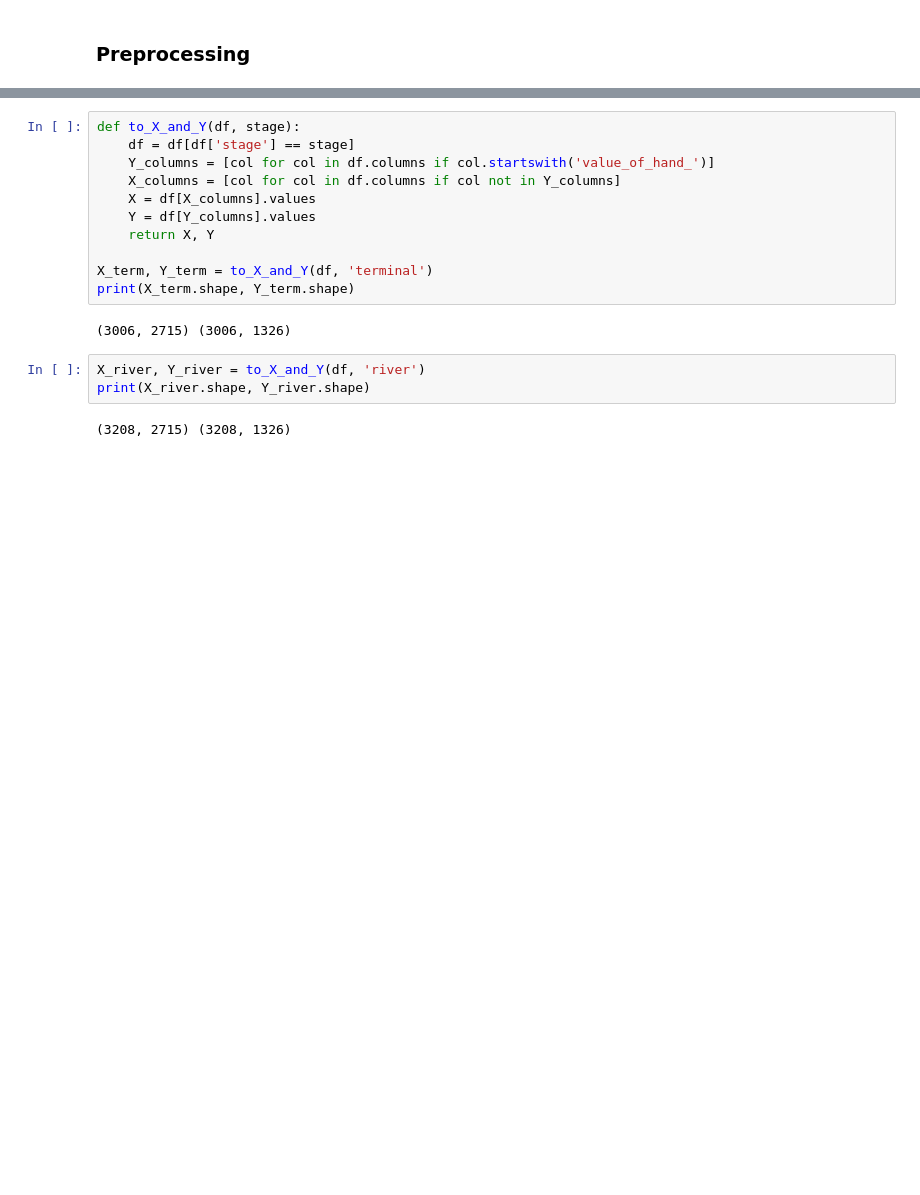
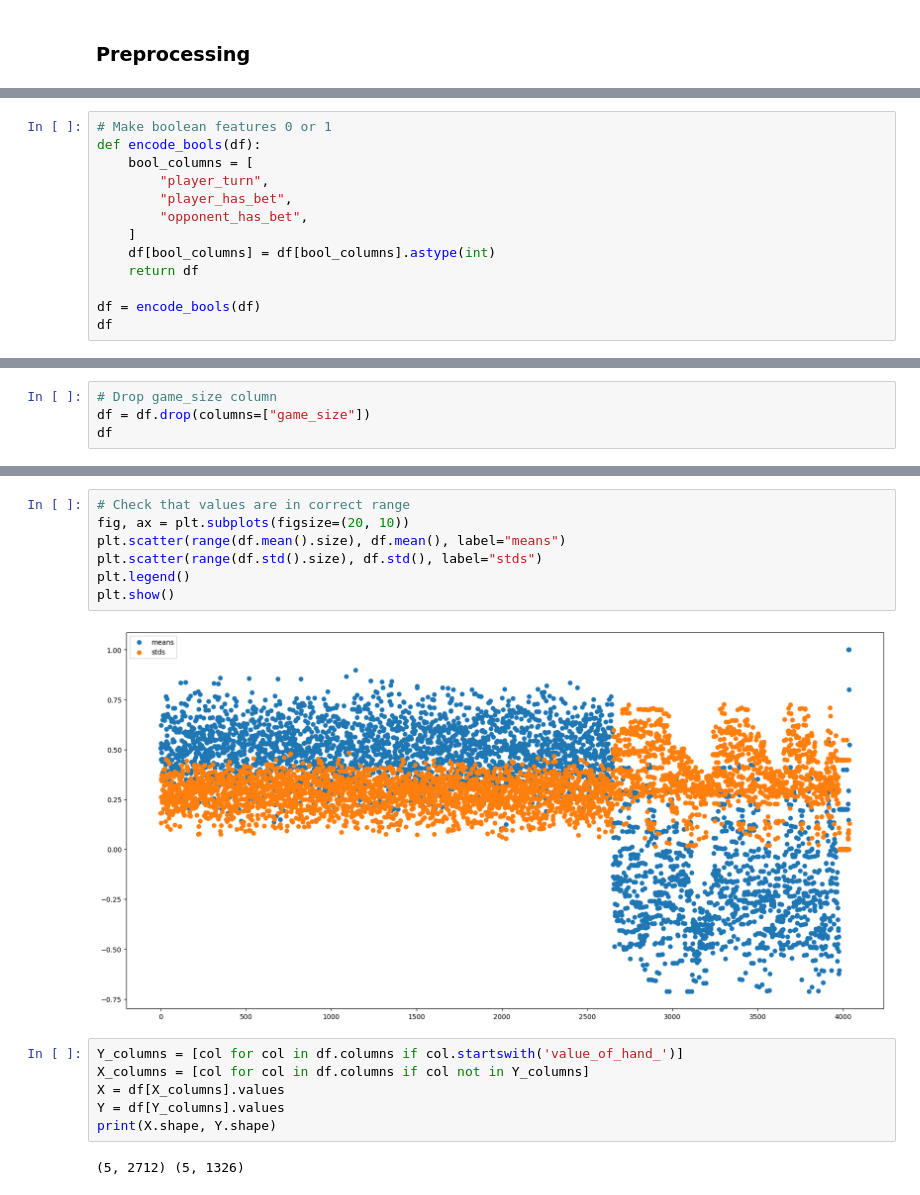
Before and after one commit to tjespe/texas-holdem-ai, a Jupyter notebook: train_nn.ipynb, the cells around one changed output, grey strips where cells are left out. Drawn from its saved outputs; the diff is of its cells as text; blank space fills up the shorter version.

```diff
--- a/train_nn.ipynb
+++ b/train_nn.ipynb
@@ -73,0 +105,13 @@ df[bet_columns]
+# %%
+# Make boolean features 0 or 1
+def encode_bools(df):
+    bool_columns = [
+        "player_turn",
+        "player_has_bet",
+        "opponent_has_bet",
+    ]
+    df[bool_columns] = df[bool_columns].astype(int)
+    return df
+
+df = encode_bools(df)
+df
@@ -73,0 +126,4 @@ df[bet_columns]
+# %%
+# Drop game_size column
+df = df.drop(columns=["game_size"])
+df
@@ -74,18 +138,17 @@ df[bet_columns]
+# %%
+# Check that values are in correct range
+fig, ax = plt.subplots(figsize=(20, 10))
+plt.scatter(range(df.mean().size), df.mean(), label="means")
+plt.scatter(range(df.std().size), df.std(), label="stds")
+plt.legend()
+plt.show()
+# %% [output]
+[figure, added]
 # %%
-def to_X_and_Y(df, stage):
-    df = df[df['stage'] == stage]
-    Y_columns = [col for col in df.columns if col.startswith('value_of_hand_')]
-    X_columns = [col for col in df.columns if col not in Y_columns]
-    X = df[X_columns].values
-    Y = df[Y_columns].values
-    return X, Y
-
-X_term, Y_term = to_X_and_Y(df, 'terminal')
-print(X_term.shape, Y_term.shape)
+Y_columns = [col for col in df.columns if col.startswith('value_of_hand_')]
+X_columns = [col for col in df.columns if col not in Y_columns]
+X = df[X_columns].values
+Y = df[Y_columns].values
+print(X.shape, Y.shape)
 # %% [output]
-(3006, 2715) (3006, 1326)
+(5, 2712) (5, 1326)
-# %%
-X_river, Y_river = to_X_and_Y(df, 'river')
-print(X_river.shape, Y_river.shape)
-# %% [output]
-(3208, 2715) (3208, 1326)
```
Also changed, not shown: parts of 8 cells of this notebook, 18 other files.
